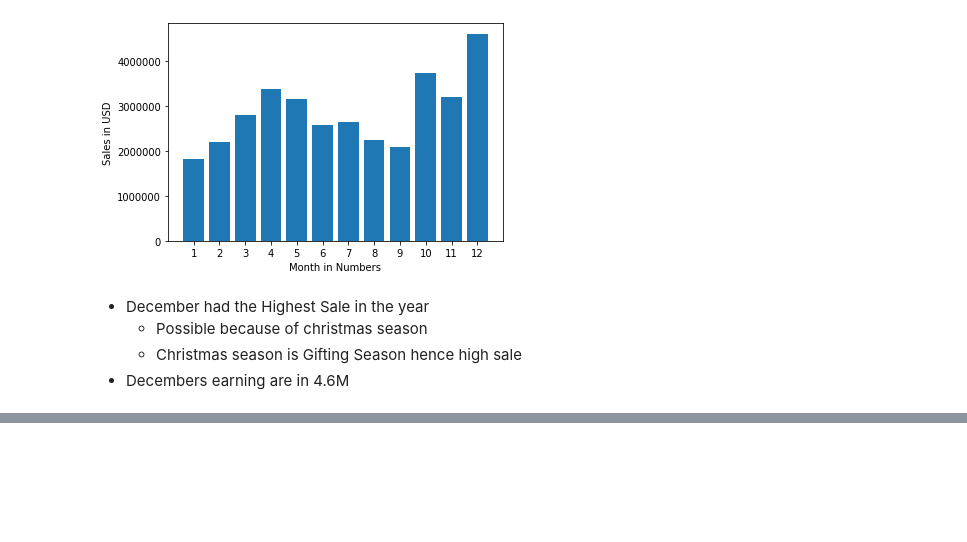
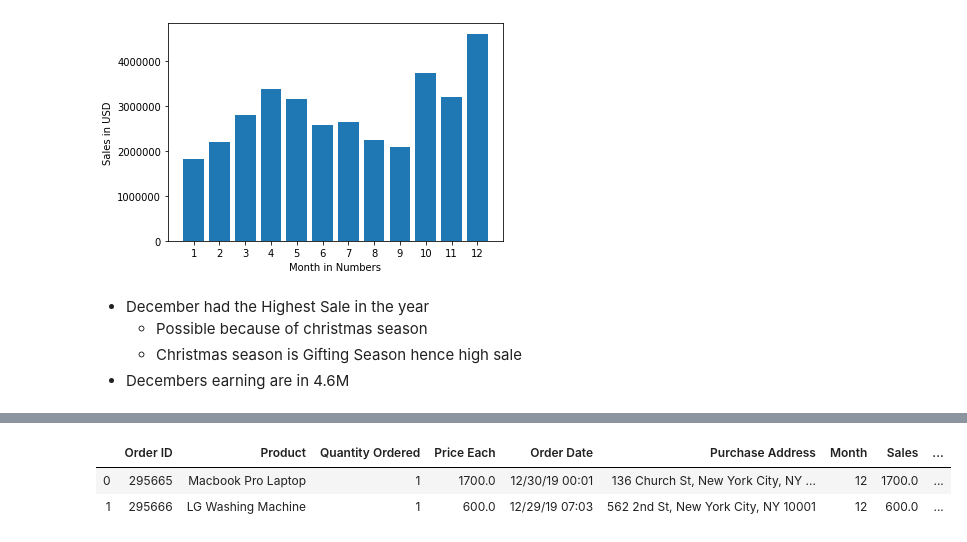
Before and after one commit to eunicedhivya/data-analysis-with-pandas, a Jupyter notebook: SalesAnalysis/Sales Analysis.ipynb, the cells around one changed output, grey strips where cells are left out. Saved outputs shown, nothing was run; the diff lists cells and outputs as text; code cells hidden in the pictures; blank space fills up the shorter version.

```diff
--- a/SalesAnalysis/Sales Analysis.ipynb
+++ b/SalesAnalysis/Sales Analysis.ipynb
@@ -132,0 +139,11 @@ plt.show()
+# %%
+# .apply()
+
+all_data['City'] = all_data['Purchase Address'].apply(lambda x: x.split(',')[1] + " (" + x.split(',')[2].split(' ')[1] + ")" )
+# all_data['City'].unique()
+# all_data = all_data.drop(columns='Unnamed: 0')
+all_data.head(2)
+# %% [output]
+|  | Order ID | Product | Quantity Ordered | Price Each | Order Date | Purchase Address | Month | Sales | ... |
+| 0 | 295665 | Macbook Pro Laptop | 1 | 1700.0 | 12/30/19 00:01 | 136 Church St, New York City, NY ... | 12 | 1700.0 | ... |
+| 1 | 295666 | LG Washing Machine | 1 | 600.0 | 12/29/19 07:03 | 562 2nd St, New York City, NY 10001 | 12 | 600.0 | ... |
```
Also changed, not shown: parts of 4 cells of this notebook.
